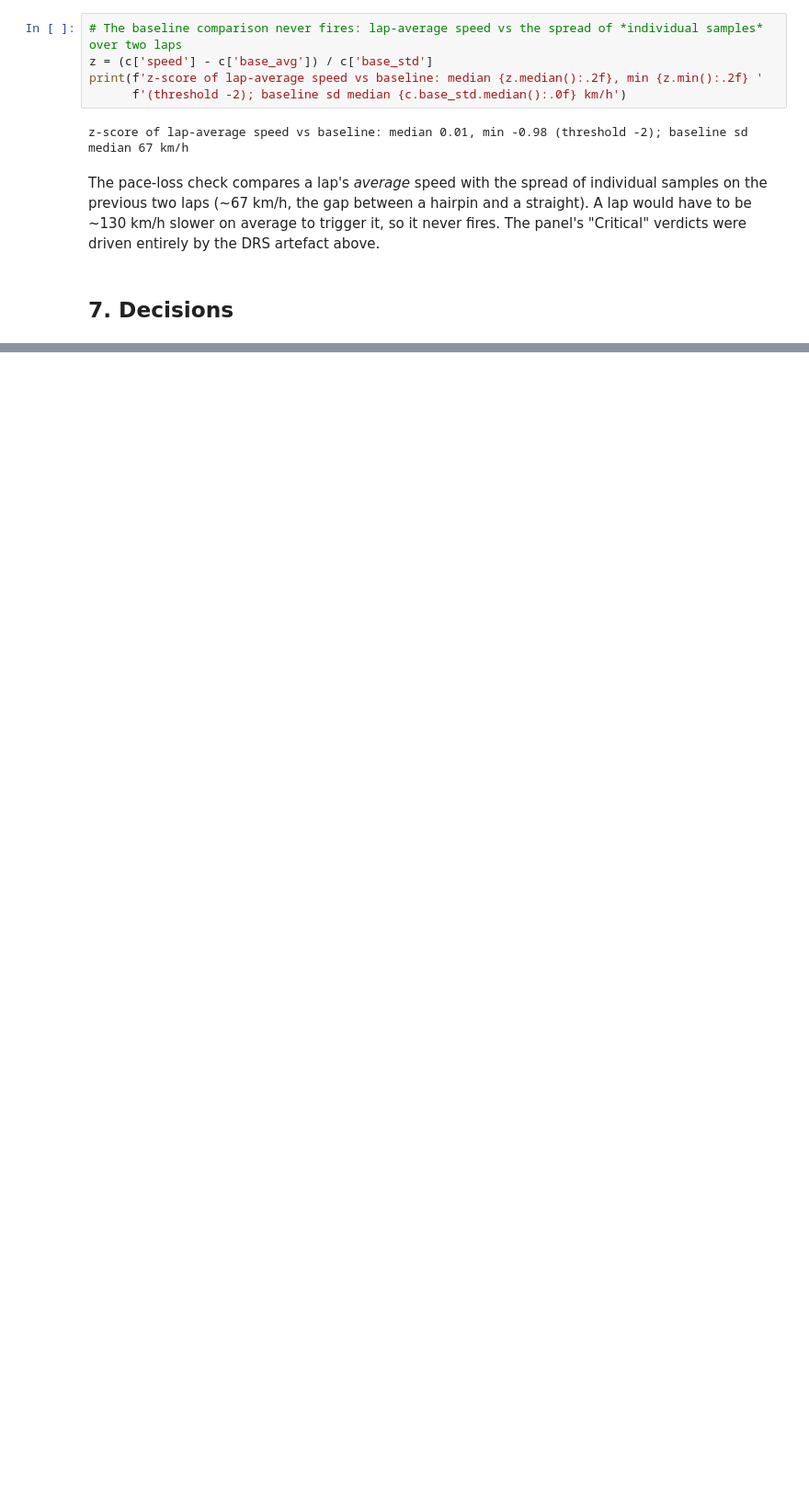
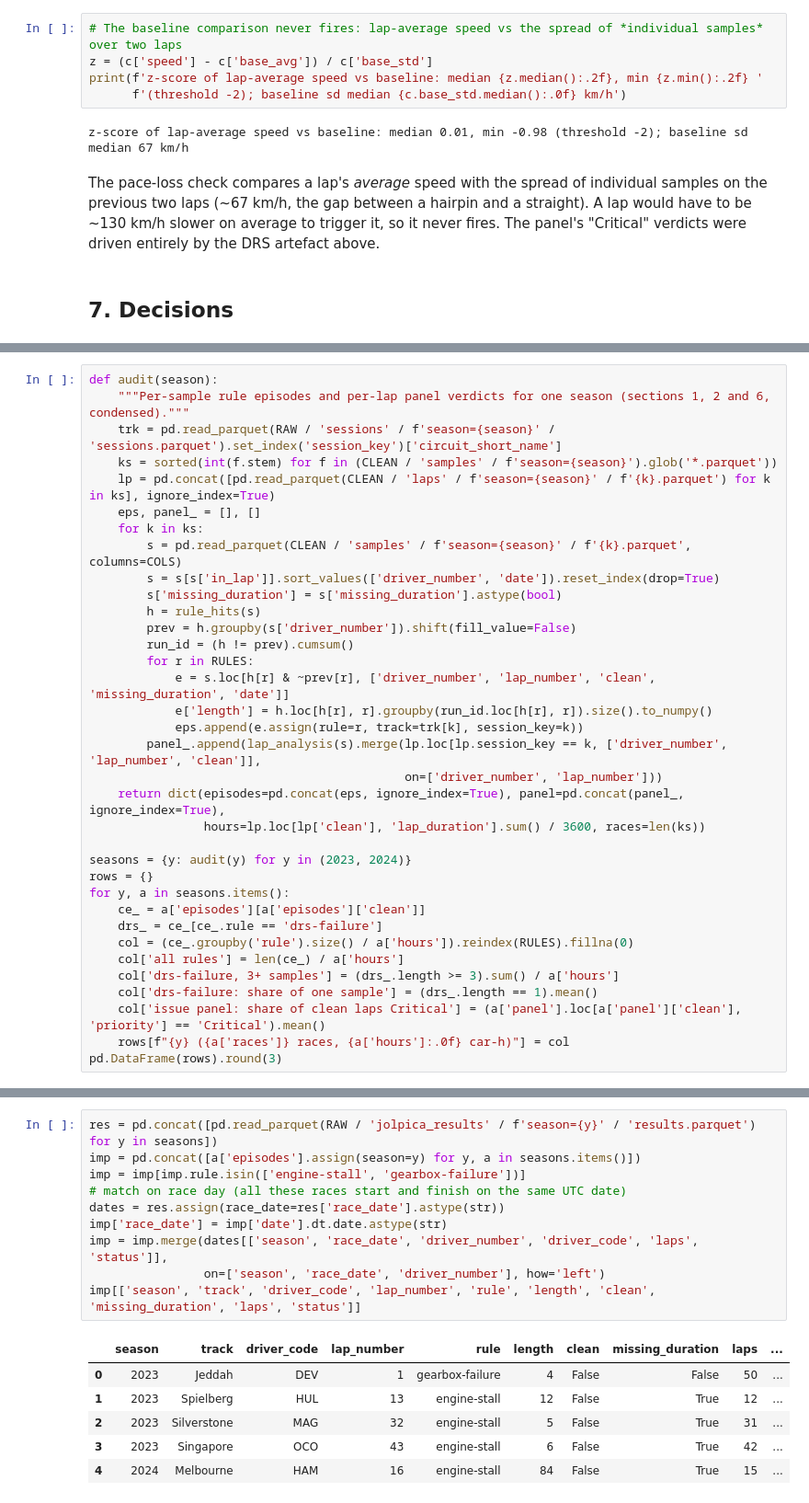
Before and after one commit to maiHydrogen/FW47, a Jupyter notebook: analysis/03_rule_audit.ipynb, the cells around one changed output, grey strips where cells are left out. Shown at 92% size. Cells and saved outputs as stored; diff of their text form; blank space fills up the shorter version.

```diff
--- a/analysis/03_rule_audit.ipynb
+++ b/analysis/03_rule_audit.ipynb
@@ -342,0 +346,35 @@ trigger it, so it never fires. The panel's "Critical" verdicts were driven entir
+# %%
+def audit(season):
+    """Per-sample rule episodes and per-lap panel verdicts for one season (sections 1, 2 and 6, condensed)."""
+    trk = pd.read_parquet(RAW / 'sessions' / f'season={season}' / 'sessions.parquet').set_index('session_key')['circuit_short_name']
+    ks = sorted(int(f.stem) for f in (CLEAN / 'samples' / f'season={season}').glob('*.parquet'))
+    lp = pd.concat([pd.read_parquet(CLEAN / 'laps' / f'season={season}' / f'{k}.parquet') for k in ks], ignore_index=True)
+    eps, panel_ = [], []
+    for k in ks:
+        s = pd.read_parquet(CLEAN / 'samples' / f'season={season}' / f'{k}.parquet', columns=COLS)
+        s = s[s['in_lap']].sort_values(['driver_number', 'date']).reset_index(drop=True)
+        s['missing_duration'] = s['missing_duration'].astype(bool)
+        h = rule_hits(s)
+        prev = h.groupby(s['driver_number']).shift(fill_value=False)
+        run_id = (h != prev).cumsum()
+        for r in RULES:
+            e = s.loc[h[r] & ~prev[r], ['driver_number', 'lap_number', 'clean', 'missing_duration', 'date']]
+            e['length'] = h.loc[h[r], r].groupby(run_id.loc[h[r], r]).size().to_numpy()
+            eps.append(e.assign(rule=r, track=trk[k], session_key=k))
+        panel_.append(lap_analysis(s).merge(lp.loc[lp.session_key == k, ['driver_number', 'lap_number', 'clean']],
+                                            on=['driver_number', 'lap_number']))
+    return dict(episodes=pd.concat(eps, ignore_index=True), panel=pd.concat(panel_, ignore_index=True),
+                hours=lp.loc[lp['clean'], 'lap_duration'].sum() / 3600, races=len(ks))
+
+seasons = {y: audit(y) for y in (2023, 2024)}
+rows = {}
+for y, a in seasons.items():
+    ce_ = a['episodes'][a['episodes']['clean']]
+    drs_ = ce_[ce_.rule == 'drs-failure']
+    col = (ce_.groupby('rule').size() / a['hours']).reindex(RULES).fillna(0)
+    col['all rules'] = len(ce_) / a['hours']
+    col['drs-failure, 3+ samples'] = (drs_.length >= 3).sum() / a['hours']
+    col['drs-failure: share of one sample'] = (drs_.length == 1).mean()
+    col['issue panel: share of clean laps Critical'] = (a['panel'].loc[a['panel']['clean'], 'priority'] == 'Critical').mean()
+    rows[f"{y} ({a['races']} races, {a['hours']:.0f} car-h)"] = col
+pd.DataFrame(rows).round(3)
@@ -342,0 +397,17 @@ trigger it, so it never fires. The panel's "Critical" verdicts were driven entir
+# %%
+res = pd.concat([pd.read_parquet(RAW / 'jolpica_results' / f'season={y}' / 'results.parquet') for y in seasons])
+imp = pd.concat([a['episodes'].assign(season=y) for y, a in seasons.items()])
+imp = imp[imp.rule.isin(['engine-stall', 'gearbox-failure'])]
+# match on race day (all these races start and finish on the same UTC date)
+dates = res.assign(race_date=res['race_date'].astype(str))
+imp['race_date'] = imp['date'].dt.date.astype(str)
+imp = imp.merge(dates[['season', 'race_date', 'driver_number', 'driver_code', 'laps', 'status']],
+                on=['season', 'race_date', 'driver_number'], how='left')
+imp[['season', 'track', 'driver_code', 'lap_number', 'rule', 'length', 'clean', 'missing_duration', 'laps', 'status']]
+# %% [output]
+|  | season | track | driver_code | lap_number | rule | length | clean | missing_duration | laps | ... |
+| 0 | 2023 | Jeddah | DEV | 1 | gearbox-failure | 4 | False | False | 50 | ... |
+| 1 | 2023 | Spielberg | HUL | 13 | engine-stall | 12 | False | True | 12 | ... |
+| 2 | 2023 | Silverstone | MAG | 32 | engine-stall | 5 | False | True | 31 | ... |
+| 3 | 2023 | Singapore | OCO | 43 | engine-stall | 6 | False | True | 42 | ... |
+| 4 | 2024 | Melbourne | HAM | 16 | engine-stall | 84 | False | True | 15 | ... |
```
Also changed, not shown: parts of 8 cells of this notebook, 30 other files.
